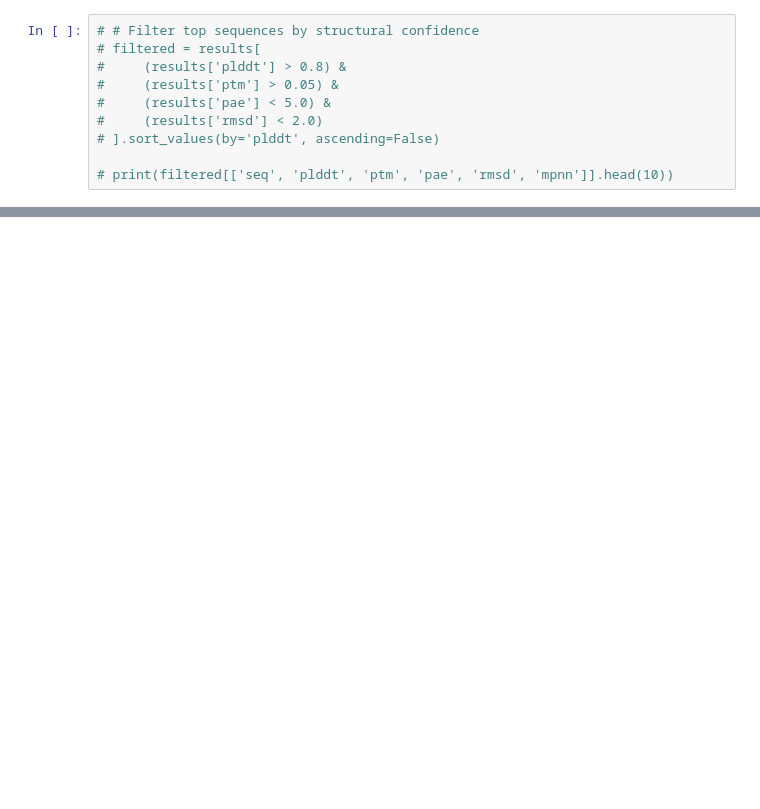
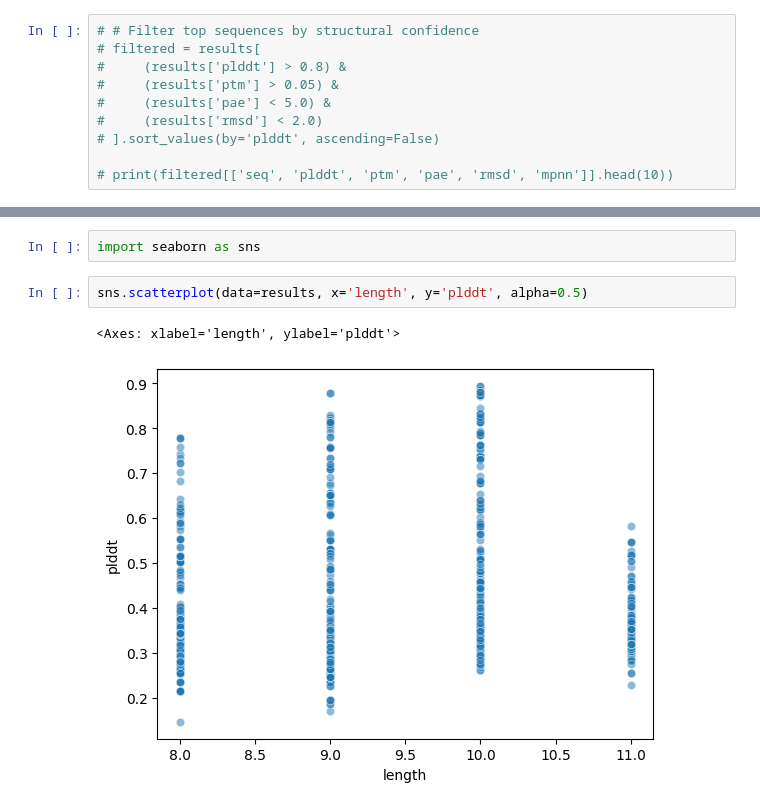
Before and after one commit to sermare/ESMCBA, a Jupyter notebook: jupyter_notebooks/RFD_eval.ipynb, the cells around one changed output, grey strips where cells are left out. Saved outputs shown, nothing was run; the diff lists cells and outputs as text; blank space fills up the shorter version.

```diff
--- a/jupyter_notebooks/RFD_eval.ipynb
+++ b/jupyter_notebooks/RFD_eval.ipynb
@@ -130,3 +141,10 @@ results
+# %%
+import seaborn as sns
+# %%
+sns.scatterplot(data=results, x='length', y='plddt', alpha=0.5)
+# %% [output]
+<Axes: xlabel='length', ylabel='plddt'>
+[figure, added]
 # %%
 for n in range(8, 12):
 
```
Also changed, not shown: parts of 13 cells of this notebook, 2 other files.
